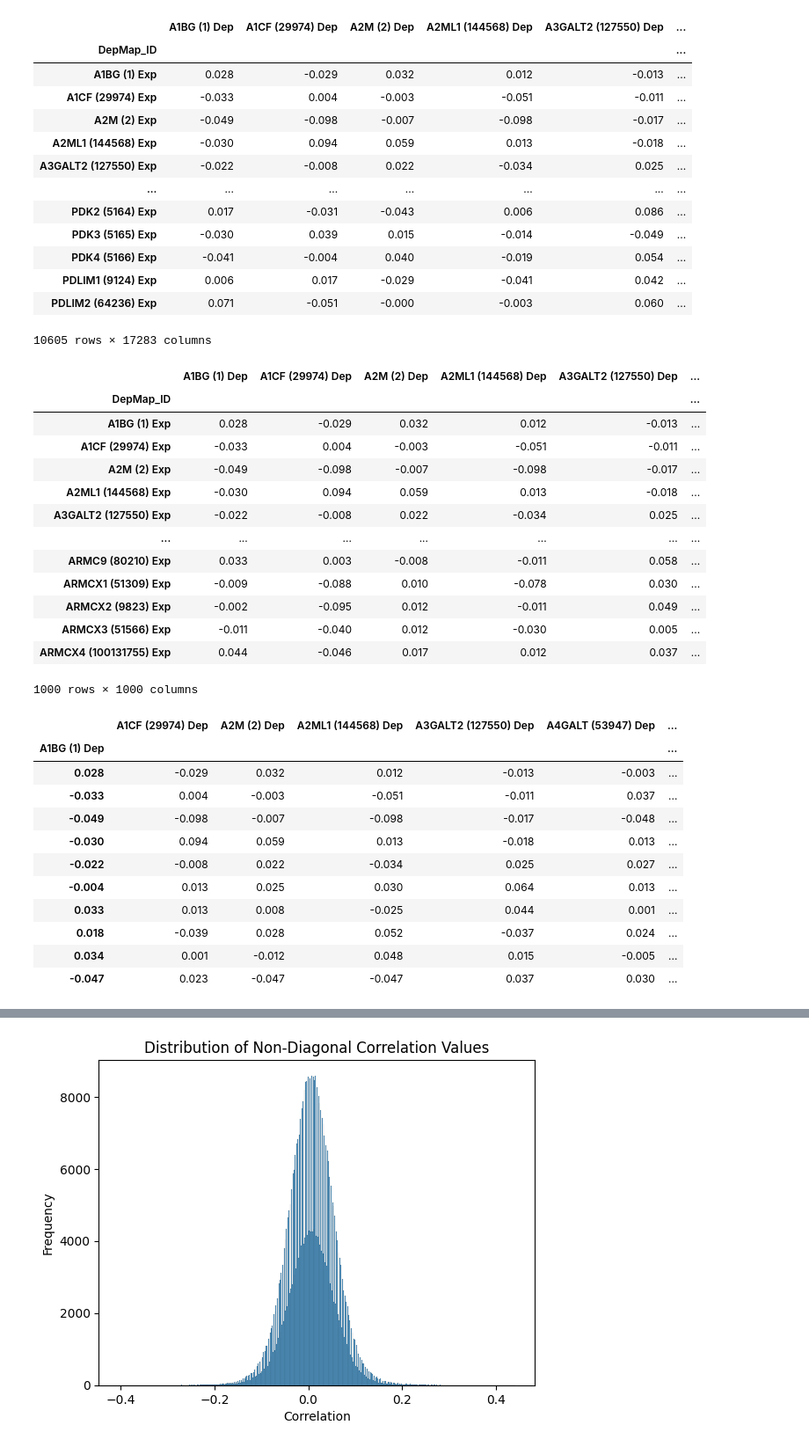
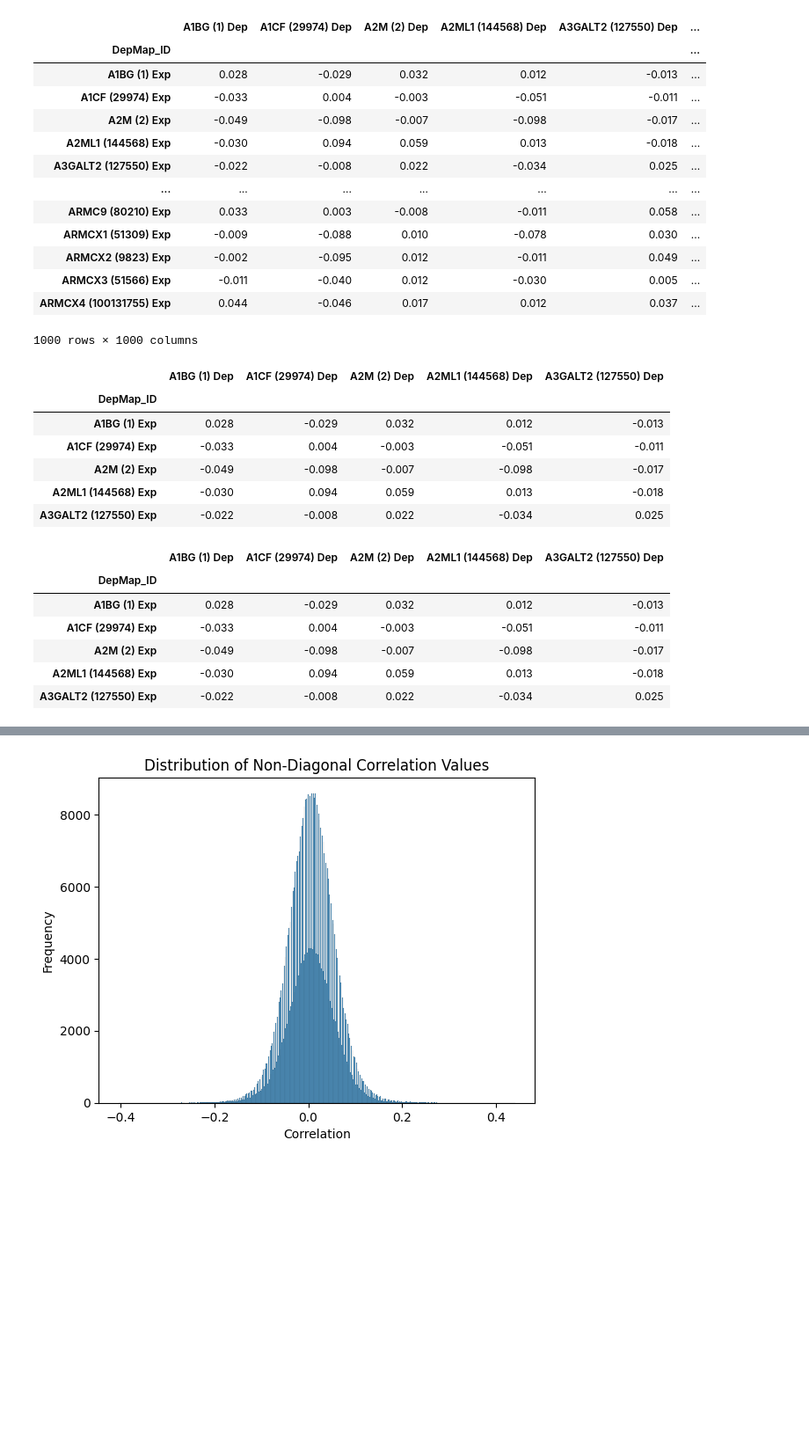
Before and after one commit to chingyaousf/Intern-project-2023, a Jupyter notebook: intern_06.ipynb, the cells around one changed output, grey strips where cells are left out. Shown at 88% size. Drawn from its saved outputs; the diff is of its cells as text; code cells hidden in the pictures; blank space fills up the shorter version.

```diff
--- a/intern_06.ipynb
+++ b/intern_06.ipynb
@@ -21,10 +77,10 @@ correlation_table
 import pandas as pd
 
 # Read the CSV file into a DataFrame
-correlation_table_02 = pd.read_csv('/content/drive/MyDrive/Colab Notebooks/correlation_table_02.csv', index_col=0)
+correlation_table_test= pd.read_csv('/content/drive/MyDrive/Colab Notebooks/correlation_table_test.csv', index_col=0)
 
 # Print the correlation_table_test DataFrame
-correlation_table_02
+correlation_table_test
 # %% [output]
 |  | A1BG (1) Dep | A1CF (29974) Dep | A2M (2) Dep | A2ML1 (144568) Dep | A3GALT2 (127550) Dep | ... |
 | DepMap_ID |  |  |  |  |  | ... |
@@ -34,66 +90,50 @@ correlation_table_02
 | A2ML1 (144568) Exp | -0.030 | 0.094 | 0.059 | 0.013 | -0.018 | ... |
 | A3GALT2 (127550) Exp | -0.022 | -0.008 | 0.022 | -0.034 | 0.025 | ... |
 | ... | ... | ... | ... | ... | ... | ... |
-| PDK2 (5164) Exp | 0.017 | -0.031 | -0.043 | 0.006 | 0.086 | ... |
-| PDK3 (5165) Exp | -0.030 | 0.039 | 0.015 | -0.014 | -0.049 | ... |
-| PDK4 (5166) Exp | -0.041 | -0.004 | 0.040 | -0.019 | 0.054 | ... |
-| PDLIM1 (9124) Exp | 0.006 | 0.017 | -0.029 | -0.041 | 0.042 | ... |
-| PDLIM2 (64236) Exp | 0.071 | -0.051 | -0.000 | -0.003 | 0.060 | ... |
+| ARMC9 (80210) Exp | 0.033 | 0.003 | -0.008 | -0.011 | 0.058 | ... |
+| ARMCX1 (51309) Exp | -0.009 | -0.088 | 0.010 | -0.078 | 0.030 | ... |
+| ARMCX2 (9823) Exp | -0.002 | -0.095 | 0.012 | -0.011 | 0.049 | ... |
+| ARMCX3 (51566) Exp | -0.011 | -0.040 | 0.012 | -0.030 | 0.005 | ... |
+| ARMCX4 (100131755) Exp | 0.044 | -0.046 | 0.017 | 0.012 | 0.037 | ... |
-10605 rows × 17283 columns
+1000 rows × 1000 columns
 # %%
+# Generate very small file (correlation_table_test_small) for checking diagonal values
+
 import pandas as pd
 
 # Read the CSV file into a DataFrame
-correlation_table = pd.read_csv('/content/drive/MyDrive/Colab Notebooks/correlation_table_02.csv', index_col=0)
+correlation_table = pd.read_csv('/content/drive/MyDrive/Colab Notebooks/correlation_table_test.csv', index_col=0)
 
 # Select the subset of rows and columns
-correlation_table_test = correlation_table.iloc[:1000, :1000]
+correlation_table_test_small = correlation_table.iloc[:5, :5]
 
-# Save the correlation_table_test DataFrame to a CSV file
-correlation_table_test.to_csv('/content/drive/MyDrive/Colab Notebooks/correlation_table_test.csv', index=False)
+# Save the correlation_table_test_small DataFrame to a CSV file
+correlation_table_test_small.to_csv('/content/drive/MyDrive/Colab Notebooks/correlation_table_test_small.csv',index=True)
 
-# Print the correlation_table_test DataFrame
-correlation_table_test
+# Print the correlation_table_test_small DataFrame
+correlation_table_test_small
 # %% [output]
-|  | A1BG (1) Dep | A1CF (29974) Dep | A2M (2) Dep | A2ML1 (144568) Dep | A3GALT2 (127550) Dep | ... |
-| DepMap_ID |  |  |  |  |  | ... |
-| A1BG (1) Exp | 0.028 | -0.029 | 0.032 | 0.012 | -0.013 | ... |
-| A1CF (29974) Exp | -0.033 | 0.004 | -0.003 | -0.051 | -0.011 | ... |
-| A2M (2) Exp | -0.049 | -0.098 | -0.007 | -0.098 | -0.017 | ... |
-| A2ML1 (144568) Exp | -0.030 | 0.094 | 0.059 | 0.013 | -0.018 | ... |
-| A3GALT2 (127550) Exp | -0.022 | -0.008 | 0.022 | -0.034 | 0.025 | ... |
-| ... | ... | ... | ... | ... | ... | ... |
-| ARMC9 (80210) Exp | 0.033 | 0.003 | -0.008 | -0.011 | 0.058 | ... |
-| ARMCX1 (51309) Exp | -0.009 | -0.088 | 0.010 | -0.078 | 0.030 | ... |
-| ARMCX2 (9823) Exp | -0.002 | -0.095 | 0.012 | -0.011 | 0.049 | ... |
-| ARMCX3 (51566) Exp | -0.011 | -0.040 | 0.012 | -0.030 | 0.005 | ... |
-| ARMCX4 (100131755) Exp | 0.044 | -0.046 | 0.017 | 0.012 | 0.037 | ... |
+|  | A1BG (1) Dep | A1CF (29974) Dep | A2M (2) Dep | A2ML1 (144568) Dep | A3GALT2 (127550) Dep |
+| DepMap_ID |  |  |  |  |  |
+| A1BG (1) Exp | 0.028 | -0.029 | 0.032 | 0.012 | -0.013 |
+| A1CF (29974) Exp | -0.033 | 0.004 | -0.003 | -0.051 | -0.011 |
+| A2M (2) Exp | -0.049 | -0.098 | -0.007 | -0.098 | -0.017 |
+| A2ML1 (144568) Exp | -0.030 | 0.094 | 0.059 | 0.013 | -0.018 |
+| A3GALT2 (127550) Exp | -0.022 | -0.008 | 0.022 | -0.034 | 0.025 |
-1000 rows × 1000 columns
 # %%
 import pandas as pd
+import numpy as np
 
 # Read the CSV file into a DataFrame
-correlation_table = pd.read_csv('/content/drive/MyDrive/Colab Notebooks/correlation_table_test.csv', index_col=0)
+correlation_tabl_samll = pd.read_csv('/content/drive/MyDrive/Colab Notebooks/correlation_table_test_small.csv')
 
-# Select the subset of rows and columns
-correlation_table_test_small = correlation_table.iloc[:10, :10]
-
-# Save the correlation_table_test DataFrame to a CSV file
-correlation_table_test_small.to_csv('/content/drive/MyDrive/Colab Notebooks/correlation_table_test_small.csv', index=False)
-
-# Print the correlation_table_test DataFrame
 correlation_table_test_small
 # %% [output]
-|  | A1CF (29974) Dep | A2M (2) Dep | A2ML1 (144568) Dep | A3GALT2 (127550) Dep | A4GALT (53947) Dep | ... |
-| A1BG (1) Dep |  |  |  |  |  | ... |
-| 0.028 | -0.029 | 0.032 | 0.012 | -0.013 | -0.003 | ... |
-| -0.033 | 0.004 | -0.003 | -0.051 | -0.011 | 0.037 | ... |
-| -0.049 | -0.098 | -0.007 | -0.098 | -0.017 | -0.048 | ... |
-| -0.030 | 0.094 | 0.059 | 0.013 | -0.018 | 0.013 | ... |
-| -0.022 | -0.008 | 0.022 | -0.034 | 0.025 | 0.027 | ... |
-| -0.004 | 0.013 | 0.025 | 0.030 | 0.064 | 0.013 | ... |
-| 0.033 | 0.013 | 0.008 | -0.025 | 0.044 | 0.001 | ... |
-| 0.018 | -0.039 | 0.028 | 0.052 | -0.037 | 0.024 | ... |
-| 0.034 | 0.001 | -0.012 | 0.048 | 0.015 | -0.005 | ... |
-| -0.047 | 0.023 | -0.047 | -0.047 | 0.037 | 0.030 | ... |
+|  | A1BG (1) Dep | A1CF (29974) Dep | A2M (2) Dep | A2ML1 (144568) Dep | A3GALT2 (127550) Dep |
+| DepMap_ID |  |  |  |  |  |
+| A1BG (1) Exp | 0.028 | -0.029 | 0.032 | 0.012 | -0.013 |
+| A1CF (29974) Exp | -0.033 | 0.004 | -0.003 | -0.051 | -0.011 |
+| A2M (2) Exp | -0.049 | -0.098 | -0.007 | -0.098 | -0.017 |
+| A2ML1 (144568) Exp | -0.030 | 0.094 | 0.059 | 0.013 | -0.018 |
+| A3GALT2 (127550) Exp | -0.022 | -0.008 | 0.022 | -0.034 | 0.025 |
 # %%
```
Also changed, not shown: parts of 15 cells of this notebook.
